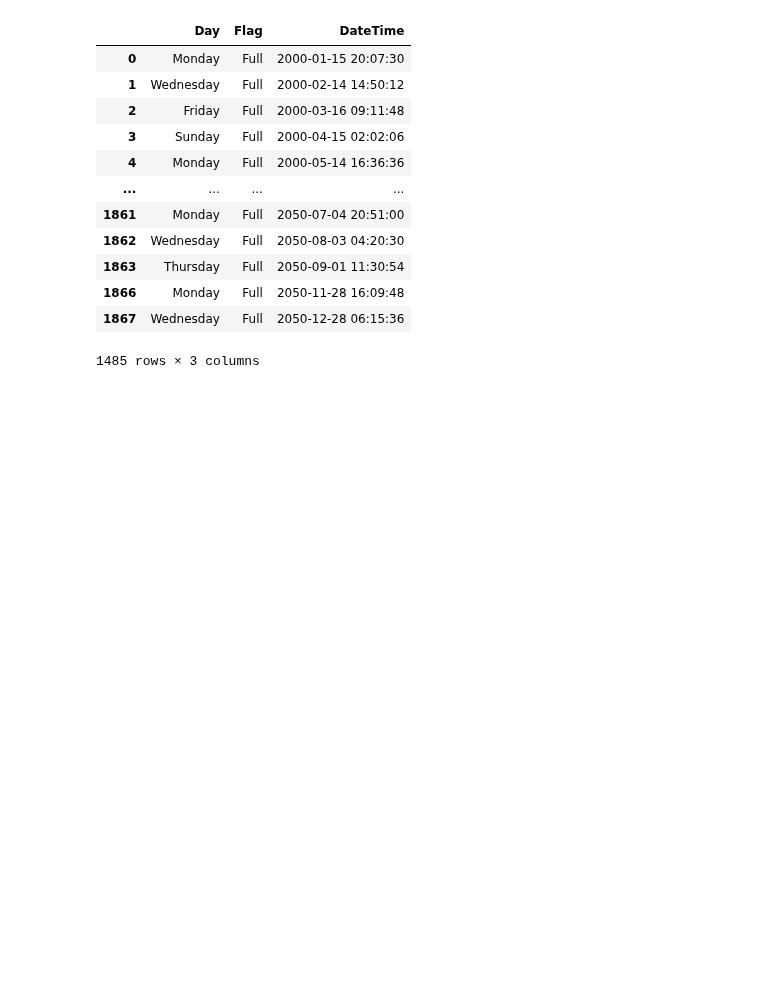
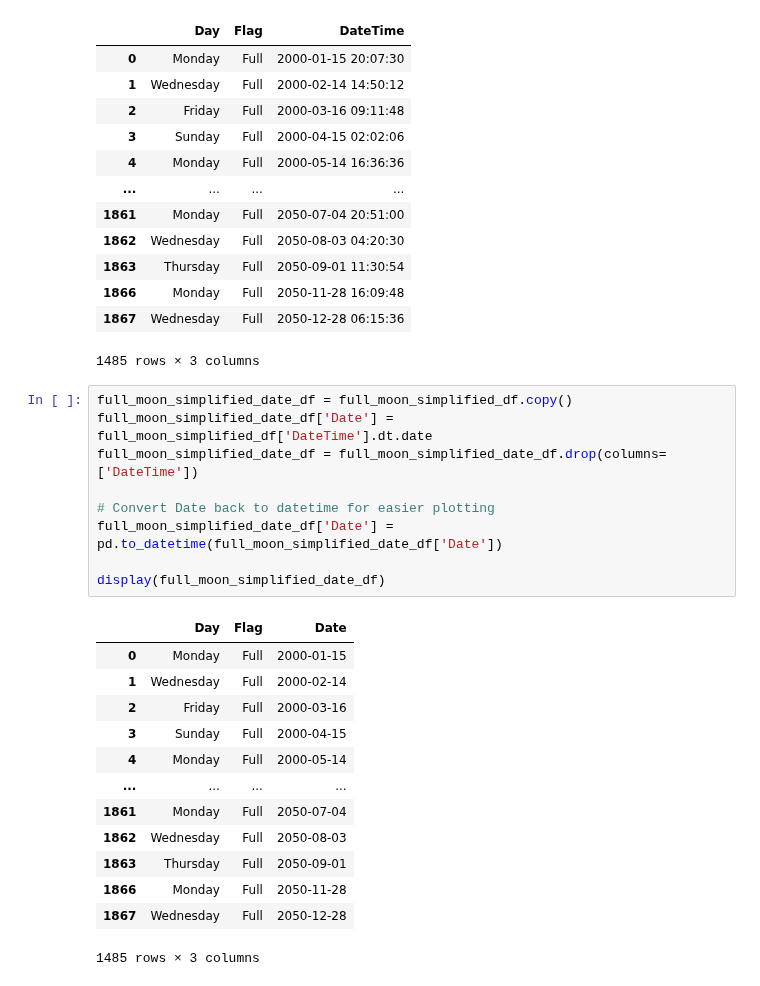
Before and after one commit to mattlundberg/Project-1, a Jupyter notebook: jason.ipynb, the cells around one changed output. Cells and saved outputs as stored; diff of their text form; blank space fills up the shorter version.

```diff
--- a/jason.ipynb
+++ b/jason.ipynb
@@ -142,3 +143,26 @@ display(full_moon_simplified_df)
 | 1866 | Monday | Full | 2050-11-28 16:09:48 |
 | 1867 | Wednesday | Full | 2050-12-28 06:15:36 |
 1485 rows × 3 columns
+# %%
+full_moon_simplified_date_df = full_moon_simplified_df.copy()
+full_moon_simplified_date_df['Date'] = full_moon_simplified_df['DateTime'].dt.date
+full_moon_simplified_date_df = full_moon_simplified_date_df.drop(columns=['DateTime'])
+
+# Convert Date back to datetime for easier plotting
+full_moon_simplified_date_df['Date'] = pd.to_datetime(full_moon_simplified_date_df['Date'])
+
+display(full_moon_simplified_date_df)
+# %% [output]
+|  | Day | Flag | Date |
+| 0 | Monday | Full | 2000-01-15 |
+| 1 | Wednesday | Full | 2000-02-14 |
+| 2 | Friday | Full | 2000-03-16 |
+| 3 | Sunday | Full | 2000-04-15 |
+| 4 | Monday | Full | 2000-05-14 |
+| ... | ... | ... | ... |
+| 1861 | Monday | Full | 2050-07-04 |
+| 1862 | Wednesday | Full | 2050-08-03 |
+| 1863 | Thursday | Full | 2050-09-01 |
+| 1866 | Monday | Full | 2050-11-28 |
+| 1867 | Wednesday | Full | 2050-12-28 |
+1485 rows × 3 columns
```
Also changed, not shown: parts of 3 cells of this notebook.
